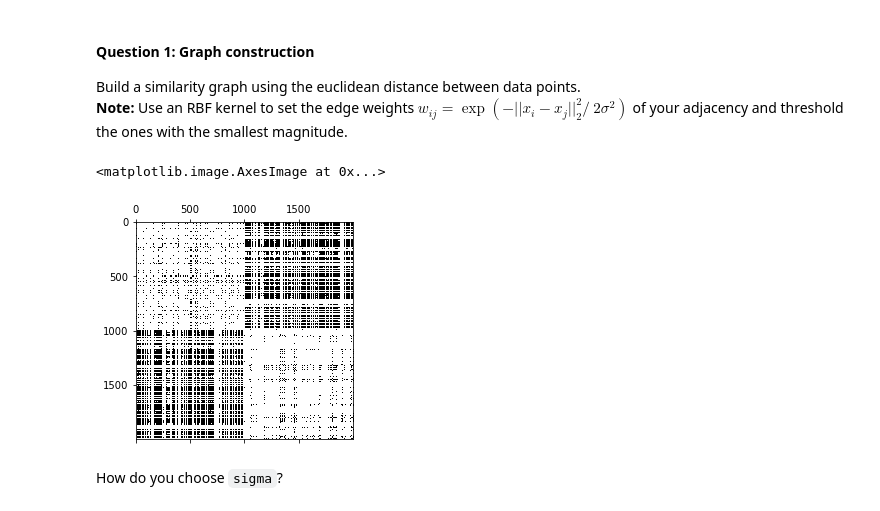
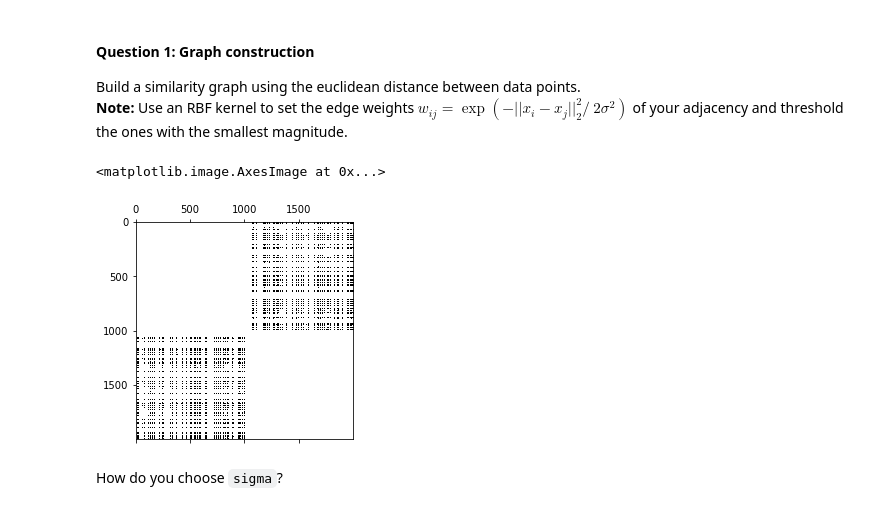
Before and after one commit to alielabridi/NTDS_2019, a Jupyter notebook: assignments/2_learning_with_graphs_jonas.ipynb, the cells around one changed output. Cells and saved outputs as stored; diff of their text form; code cells hidden in the pictures.

```diff
--- a/assignments/2_learning_with_graphs_jonas.ipynb
+++ b/assignments/2_learning_with_graphs_jonas.ipynb
@@ -88,12 +88,12 @@ def epsilon_similarity_graph(X: np.ndarray, sigma, epsilon):
 
     return adjacency
 # %%
-adjacency = epsilon_similarity_graph(X, sigma=2, epsilon=.1)
+adjacency = epsilon_similarity_graph(X, sigma=2, epsilon=.01)
 plt.spy(adjacency)
 plt.show()
 # %% [output]
 <matplotlib.image.AxesImage at 0x...>
-[figure, old version]
+[figure, new version]
 # %% [markdown]
 How do you choose `sigma`?
 # %% [markdown]
```
Also changed, not shown: parts of 4 cells of this notebook.
